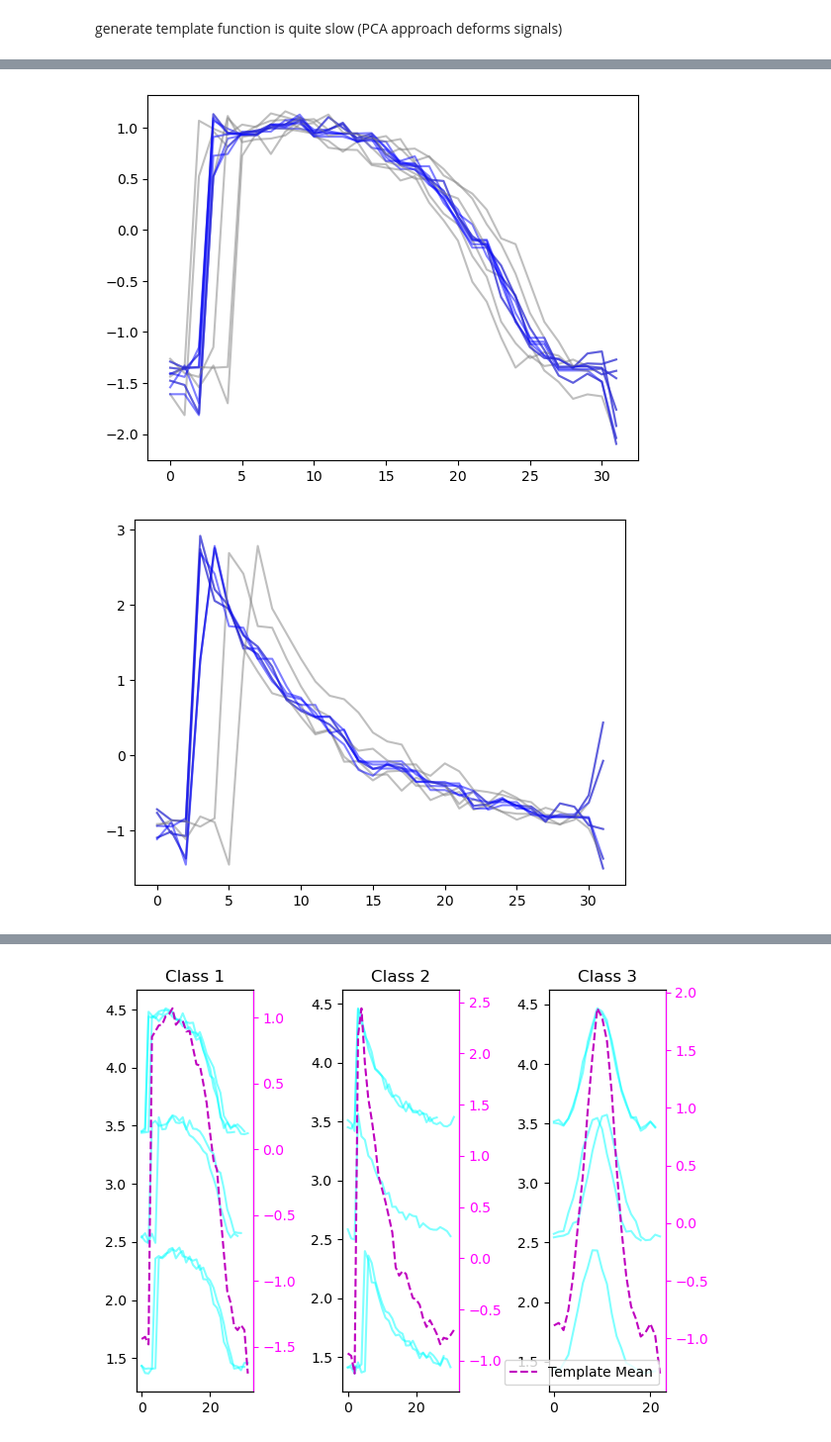
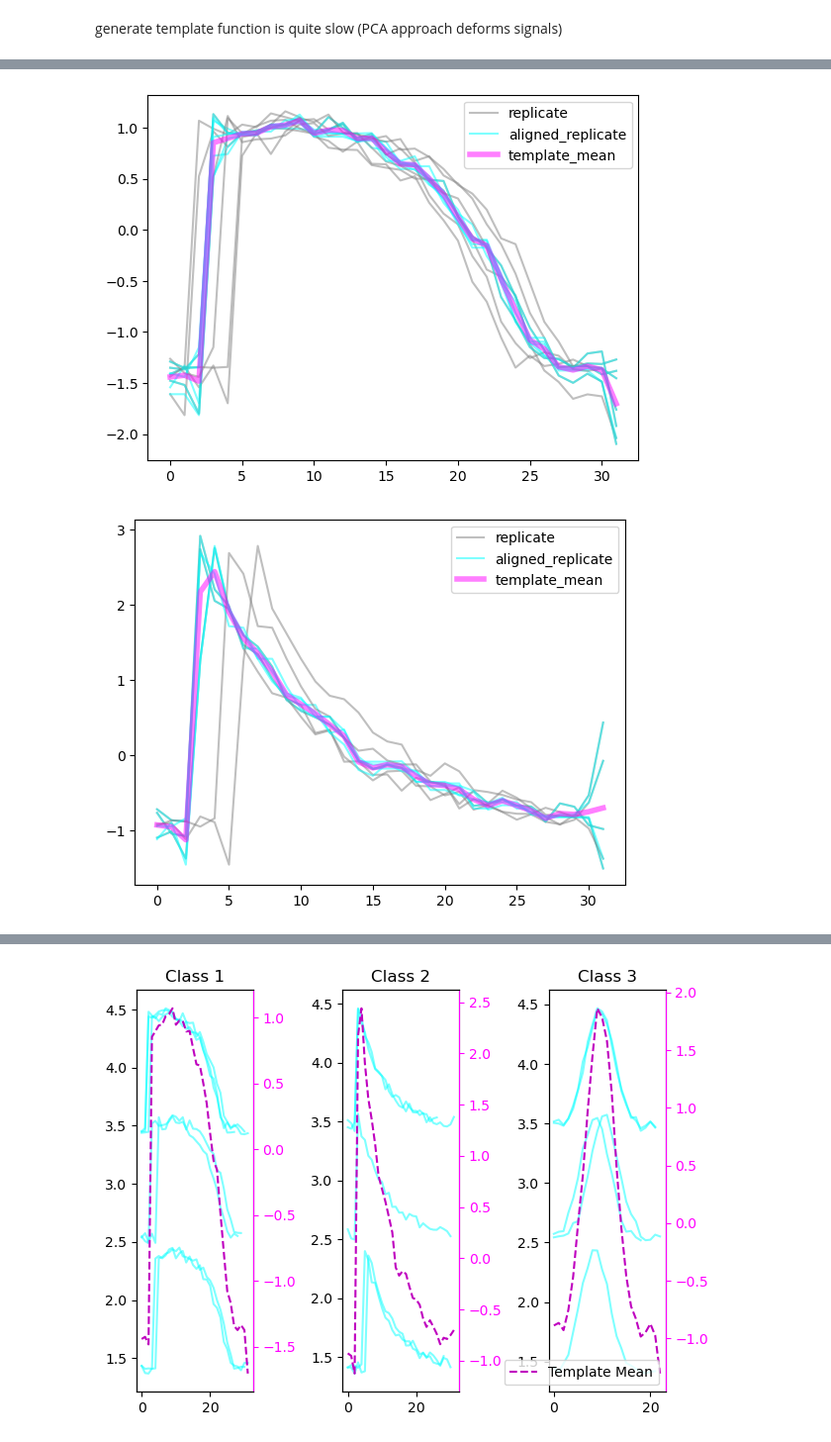
Before and after one commit to zoccoler/napari-signal-classifier, a Jupyter notebook: notebooks/WIP_sub_signal_classification_step_by_step.ipynb, the cells around one changed output, grey strips where cells are left out. Shown at 99% size. Drawn from its saved outputs; the diff is of its cells as text; code cells hidden in the pictures.

Commit message:
Add detrend, improve template plotting and rename some table variables

```diff
--- a/notebooks/WIP_sub_signal_classification_step_by_step.ipynb
+++ b/notebooks/WIP_sub_signal_classification_step_by_step.ipynb
@@ -220,6 +220,6 @@ labels_with_annotations
 array([1, 2, 3], dtype=int64)
 # %%
 # get table rows where label matches labels_with_annotations
-table_training = table[table['label'].isin(labels_with_annotations)].sort_values(by=['label', 'frame']).reset_index(drop=True)
+table_training = table[table['label'].isin(labels_with_annotations)].sort_values(by=['label', 'frame']).reset_index(drop=True).iloc[:, 1:]
 table_training
 # %% [output]
@@ -472,7 +472,7 @@ def interpolate_samples(signal, n_samples):
     spline = make_interp_spline(x, signal, k=3)
     return spline(x_new)
 # %%
-df_resampled = pd.DataFrame([])
+table_training_resampled = pd.DataFrame([])
 for i, sub_signal in enumerate(sub_signal_collection.sub_signals):
     sub_table = pd.DataFrame(interpolate_samples(sub_signal.data, sub_signal_collection.max_length_per_category[sub_signal.category]), columns=['mean_intensity_interpolated'])
     sub_table['sub_label'] = i + 1
@@ -482,8 +482,8 @@ for i, sub_signal in enumerate(sub_signal_collection.sub_signals):
     sub_table['frame_resampled'] = np.linspace(sub_signal.start_frame, sub_signal.end_frame, sub_signal_collection.max_length_per_category[sub_signal.category])
     sub_table['category'] = sub_signal.category
 
-    df_resampled = pd.concat([df_resampled, sub_table], axis=0)
-df_resampled
+    table_training_resampled = pd.concat([table_training_resampled, sub_table], axis=0)
+table_training_resampled
 # %% [output]
 |  | mean_intensity_interpolated | sub_label | original_label | original_start_frame | original_end_frame | ... |
 | 0 | 3.453399 | 1 | 1 | 43 | 74 | ... |
@@ -579,8 +579,14 @@ def normalize(signal, method='minmax'):
     else:
         raise ValueError(f"Unknown normalization method: {method}")
 
-def align_signals(reference, signal):
-    alignment = dtw.warping_path_fast(reference, signal)
+def align_signals(reference, signal, detrend=False, smooth=0.1):
+    if detrend:
+        signal_warp = preprocessing.differencing(signal, smooth=smooth)
+        reference_warp = preprocessing.differencing(reference, smooth=smooth)
+    else:
+        signal_warp = signal
+        reference_warp = reference
+    alignment = dtw.warping_path_fast(reference_warp, signal_warp)
 
     aligned_signal = np.zeros_like(reference)
     for (i, j) in alignment:
@@ -588,24 +594,31 @@ def align_signals(reference, signal):
     return aligned_signal
 
 # Function to generate template from replicates using median signal as reference
-def generate_template_mean(replicates, plot_results=False):
+def generate_template_mean(replicates, plot_results=False, detrend=False, smooth=0.1):
 
     # Use the median signal as the initial reference
     median_signal = np.median(replicates, axis=0)
 
     # Align all replicates to the median signal
-    aligned_replicates = [align_signals(median_signal, rep) for rep in replicates]
+    aligned_replicates = [align_signals(median_signal, rep, detrend, smooth) for rep in replicates]
     # Optionally plot alignment results
     if plot_results:
         fig, ax = plt.subplots()
-        for arep, rep in zip(aligned_replicates, replicates):
-            ax.plot(rep, alpha=0.5, color='gray')
-            ax.plot(arep, alpha=0.5, color='blue')
+        for i, arep, rep in zip(range(len(aligned_replicates)), aligned_replicates, replicates):
+            if i != len(aligned_replicates) - 1:
+                ax.plot(rep, alpha=0.5, color='gray')
+                ax.plot(arep, alpha=0.5, color='cyan')
+            else:
+                ax.plot(rep, alpha=0.5, color='gray', label='replicate')
+                ax.plot(arep, alpha=0.5, color='cyan', label='aligned_replicate')
     # Compute the average to form the template
     template = np.mean(aligned_replicates, axis=0)
+    if plot_results:
+        ax.plot(template, alpha=0.5, color='magenta', label='template_mean', lw=4)
+        plt.legend()
     return template
 
-def generate_templates_by_category(sub_signal_collection, plot_results=False):
+def generate_templates_by_category(sub_signal_collection, plot_results=False, detrend=False, smooth=0.1):
     """
     Generate templates by category from a list of SignalSegment objects.
 
@@ -628,7 +641,7 @@ def generate_templates_by_category(sub_signal_collection, plot_results=False):
         if sub_signal.category != current_category:
             # If the category changes, process the current category
             if sub_signals_with_current_category:
-                template = generate_template_mean(sub_signals_with_current_category, plot_results)
+                template = generate_template_mean(sub_signals_with_current_category, plot_results, detrend, smooth)
                 templates_by_category[current_category] = template
                 sub_signals_with_current_category = []
 
@@ -642,7 +655,7 @@ def generate_templates_by_category(sub_signal_collection, plot_results=False):
 
     # Process the last category
     if sub_signals_with_current_category:
-        template = generate_template_mean(sub_signals_with_current_category, plot_results)
+        template = generate_template_mean(sub_signals_with_current_category, plot_results, detrend, smooth)
         templates_by_category[current_category] = template
 
     return templates_by_category
@@ -662,5 +683,5 @@ Plot templates and compare them to the original signals
 # %%
-sub_signal_templates = generate_templates_by_category(sub_signal_collection, plot_results=True)
+sub_signal_templates = generate_templates_by_category(sub_signal_collection, plot_results=True, detrend=False)
 # %% [output]
-[figure, old version]
+[figure, new version]
-[figure, old version]
+[figure, new version]
```
Also changed, not shown: parts of 18 cells of this notebook.
